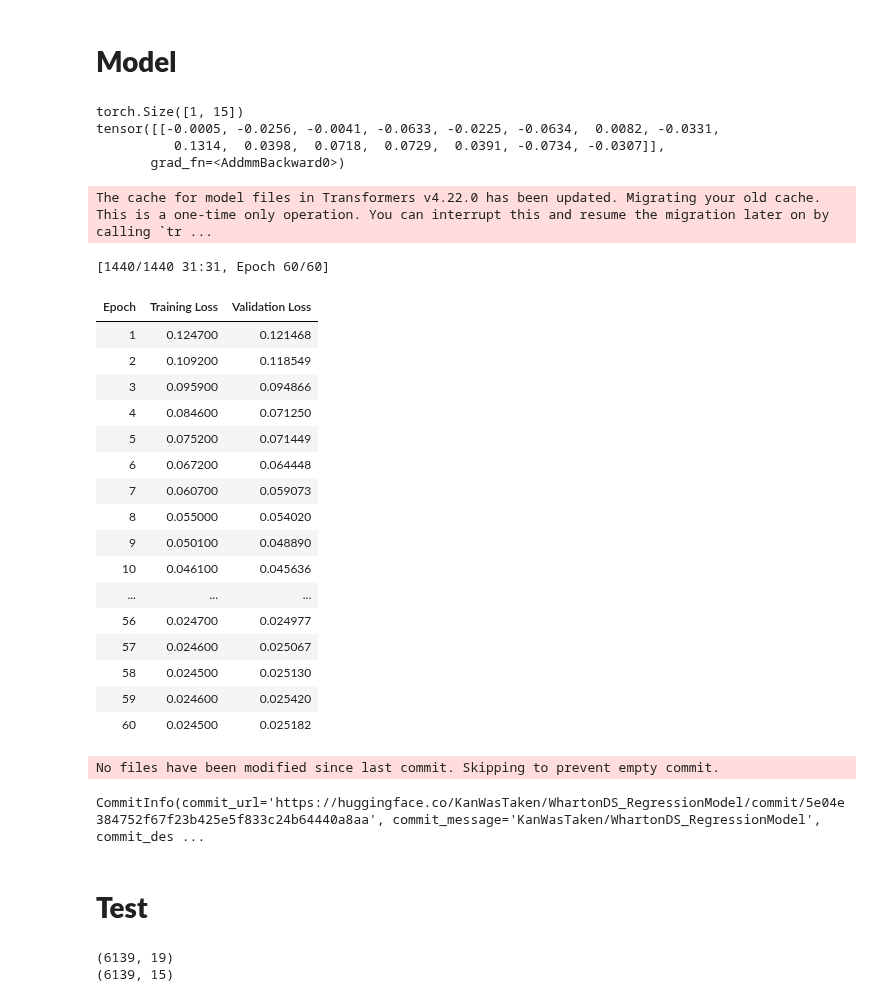
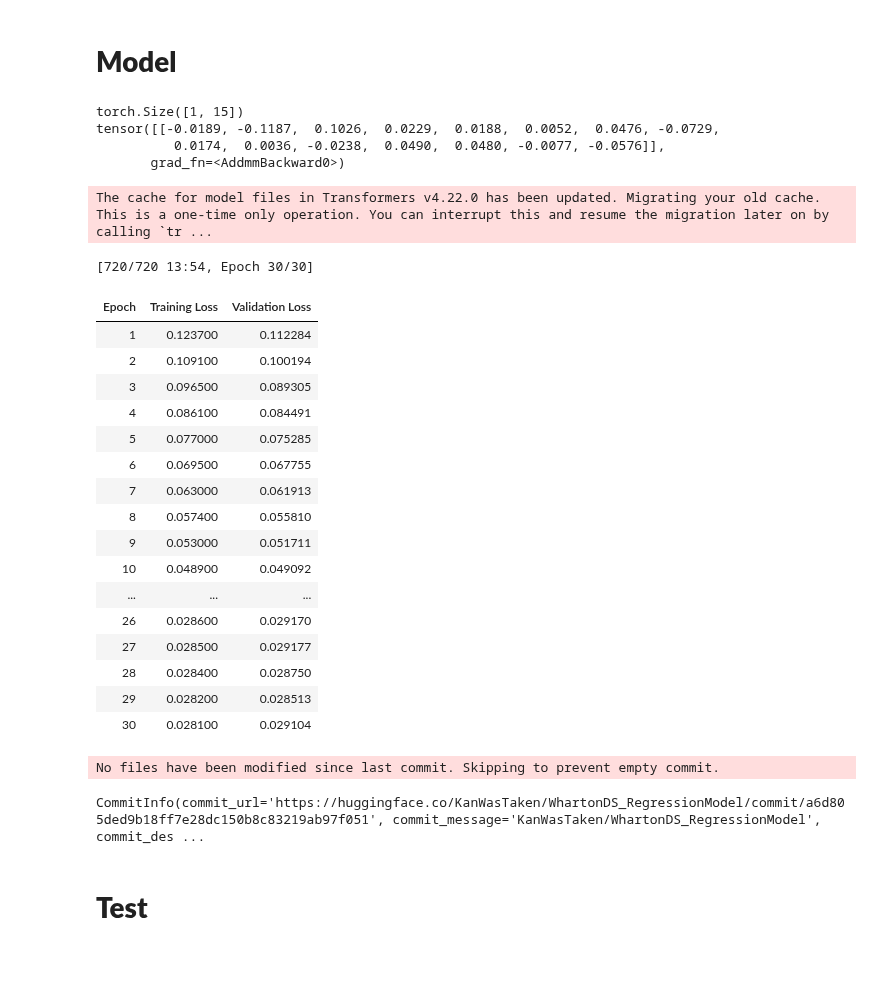
Before and after one commit to KangaOnGit/Wharton-Data-Science-Competition, a Jupyter notebook: Regression Model (Synthetic Data Generaion).ipynb, the cells around one changed output. Cells and saved outputs as stored; diff of their text form; code cells hidden in the pictures; blank space fills up the shorter version.

Commit message:
Kaggle Notebook | Regression Model (Wharton) | Version 22

```diff
--- a/Regression Model (Synthetic Data Generaion).ipynb
+++ b/Regression Model (Synthetic Data Generaion).ipynb
@@ -334,7 +334,7 @@ device = torch.device("cuda" if torch.cuda.is_available() else "cpu")
 import torch.nn.functional as F
 
 class FeatureGrouping(nn.Module):
-    def __init__(self, num_features=19, max_groups=3, embed_dim=4, output_dim=15, resnet_model="resnet50", finetune=False):
+    def __init__(self, num_features=19, max_groups=3, embed_dim=4, output_dim=15, resnet_model="resnet50", finetune = False):
         super().__init__()
         self.num_features = num_features
         self.max_groups = max_groups
@@ -460,14 +460,14 @@ class FeatureGrouping(nn.Module):
 # Example usage
 batch_size = 1
 x = torch.randn(batch_size, 19)  # Example input features
-model = FeatureGrouping(resnet_model="resnet50", finetune=False)  # Finetune ResNet
+model = FeatureGrouping(resnet_model="resnet50")
 output = model(x)
 print(output.shape)  # Expected: (B, 15)
 print(output)
 # %% [output]
 torch.Size([1, 15])
-tensor([[-0.0005, -0.0256, -0.0041, -0.0633, -0.0225, -0.0634,  0.0082, -0.0331,
-          0.1314,  0.0398,  0.0718,  0.0729,  0.0391, -0.0734, -0.0307]],
+tensor([[-0.0189, -0.1187,  0.1026,  0.0229,  0.0188,  0.0052,  0.0476, -0.0729,
+          0.0174,  0.0036, -0.0238,  0.0490,  0.0480, -0.0077, -0.0576]],
        grad_fn=<AddmmBackward0>)
 # %%
 from transformers import PreTrainedModel, PretrainedConfig
@@ -538,62 +538,52 @@ training_args = TrainingArguments(
     logging_steps=1,  # Log at every step
     per_device_train_batch_size=128,
     per_device_eval_batch_size=32,
-    num_train_epochs=60,
-    load_best_model_at_end = True,
+    num_train_epochs=30,
     push_to_hub=True,
     optim='adamw_torch',
     weight_decay = 0.01,
     report_to="none"
 )
 
 # Initialize Model
 model = FeatureGroupingModel(FeatureGroupingConfig())
 
 trainer = Trainer(
     model=model.to(device),
     args=training_args,
     train_dataset=train_set,
     eval_dataset=val_set,
     #callbacks=[LossLoggerCallback()]  # Add the callback here
 )
 
 # Train the Model
 trainer.train()
 
 # Save Model
 trainer.save_model("./WhartonDS_RegressionModel")
 
 # Save Model to Hugging Face Hub
 trainer.push_to_hub("KanWasTaken/WhartonDS_RegressionModel")
 # %% [output]
-[1440/1440 31:31, Epoch 60/60]
+[720/720 13:54, Epoch 30/30]
 | Epoch | Training Loss | Validation Loss |
-| 1 | 0.124700 | 0.121468 |
-| 2 | 0.109200 | 0.118549 |
-| 3 | 0.095900 | 0.094866 |
-| 4 | 0.084600 | 0.071250 |
-| 5 | 0.075200 | 0.071449 |
-| 6 | 0.067200 | 0.064448 |
-| 7 | 0.060700 | 0.059073 |
-| 8 | 0.055000 | 0.054020 |
-| 9 | 0.050100 | 0.048890 |
-| 10 | 0.046100 | 0.045636 |
+| 1 | 0.123700 | 0.112284 |
+| 2 | 0.109100 | 0.100194 |
+| 3 | 0.096500 | 0.089305 |
+| 4 | 0.086100 | 0.084491 |
+| 5 | 0.077000 | 0.075285 |
+| 6 | 0.069500 | 0.067755 |
+| 7 | 0.063000 | 0.061913 |
+| 8 | 0.057400 | 0.055810 |
+| 9 | 0.053000 | 0.051711 |
+| 10 | 0.048900 | 0.049092 |
 | ... | ... | ... |
-| 56 | 0.024700 | 0.024977 |
-| 57 | 0.024600 | 0.025067 |
-| 58 | 0.024500 | 0.025130 |
-| 59 | 0.024600 | 0.025420 |
-| 60 | 0.024500 | 0.025182 |
+| 26 | 0.028600 | 0.029170 |
+| 27 | 0.028500 | 0.029177 |
+| 28 | 0.028400 | 0.028750 |
+| 29 | 0.028200 | 0.028513 |
+| 30 | 0.028100 | 0.029104 |
 No files have been modified since last commit. Skipping to prevent empty commit.
-CommitInfo(commit_url='https://huggingface.co/KanWasTaken/WhartonDS_RegressionModel/commit/5e04e384752f67f23b425e5f833c24b64440a8aa', commit_message='KanWasTaken/WhartonDS_RegressionModel', commit_des ...
+CommitInfo(commit_url='https://huggingface.co/KanWasTaken/WhartonDS_RegressionModel/commit/a6d805ded9b18ff7e28dc150b8c83219ab97f051', commit_message='KanWasTaken/WhartonDS_RegressionModel', commit_des ...
 # %% [markdown]
 # **Test**
-# %%
-X_train1, X_test1, y_train1, y_test1 = train_test_split(X, y, test_size=0.3, random_state=42)
-X_val1, X_test1, y_val1, y_test1 = train_test_split(X_test1, y_test1, test_size=0.33, random_state=42)
-
-print(X_train1.shape)  # Should be (num_samples, num_features) → (N, 19)
-print(y_train1.shape)  # Should be (num_samples, num_outputs) → (N, 15)
-# %% [output]
-(6139, 19)
-(6139, 15)
```
Also changed, not shown: parts of 3 cells of this notebook.
